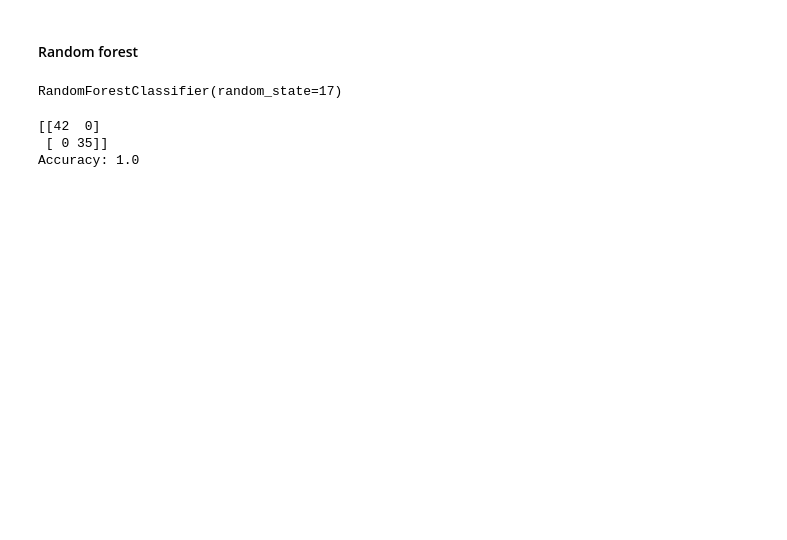
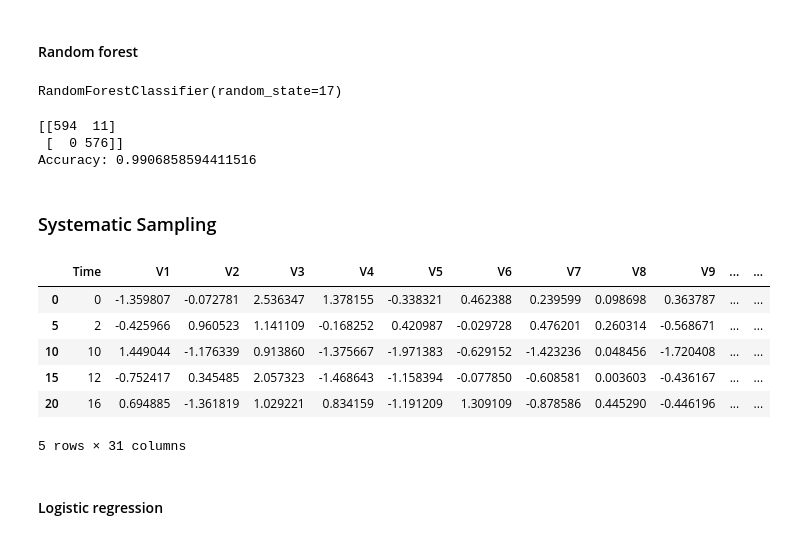
Before and after one commit to amr8ta/Sampling-Assignment-102017017, a Jupyter notebook: sampling.ipynb, the cells around one changed output. Cells and saved outputs as stored; diff of their text form; code cells hidden in the pictures; blank space fills up the shorter version.

```diff
--- a/sampling.ipynb
+++ b/sampling.ipynb
@@ -304,9 +315,26 @@ RandomForestClassifier(random_state=17)
 pred = rf.predict(x_test)
 print(confusion_matrix(y_test, pred))
 
-S1['M5'] = accuracy_score(y_test, pred)
-print('Accuracy:', S1['M5'])
+S2['M5'] = accuracy_score(y_test, pred)
+print('Accuracy:', S2['M5'])
 # %% [output]
-[[42  0]
- [ 0 35]]
-Accuracy: 1.0
+[[594  11]
+ [  0 576]]
+Accuracy: 0.9906858594411516
+# %% [markdown]
+### Systematic Sampling
+# %%
+def systematic_sampling(df, k):
+    systematic_sample = df.iloc[::k]
+    return systematic_sample
+# %%
+systematic_sample = systematic_sampling(df_balanced, 5)
+systematic_sample.head()
+# %% [output]
+|  | Time | V1 | V2 | V3 | V4 | V5 | V6 | V7 | V8 | V9 | ... | ... |
+| 0 | 0 | -1.359807 | -0.072781 | 2.536347 | 1.378155 | -0.338321 | 0.462388 | 0.239599 | 0.098698 | 0.363787 | ... | ... |
+| 5 | 2 | -0.425966 | 0.960523 | 1.141109 | -0.168252 | 0.420987 | -0.029728 | 0.476201 | 0.260314 | -0.568671 | ... | ... |
+| 10 | 10 | 1.449044 | -1.176339 | 0.913860 | -1.375667 | -1.971383 | -0.629152 | -1.423236 | 0.048456 | -1.720408 | ... | ... |
+| 15 | 12 | -0.752417 | 0.345485 | 2.057323 | -1.468643 | -1.158394 | -0.077850 | -0.608581 | 0.003603 | -0.436167 | ... | ... |
+| 20 | 16 | 0.694885 | -1.361819 | 1.029221 | 0.834159 | -1.191209 | 1.309109 | -0.878586 | 0.445290 | -0.446196 | ... | ... |
+5 rows × 31 columns
@@ -312,0 +360,2 @@ Accuracy: 1.0
+# %% [markdown]
+#### Logistic regression
```
Also changed, not shown: parts of 82 cells of this notebook.
